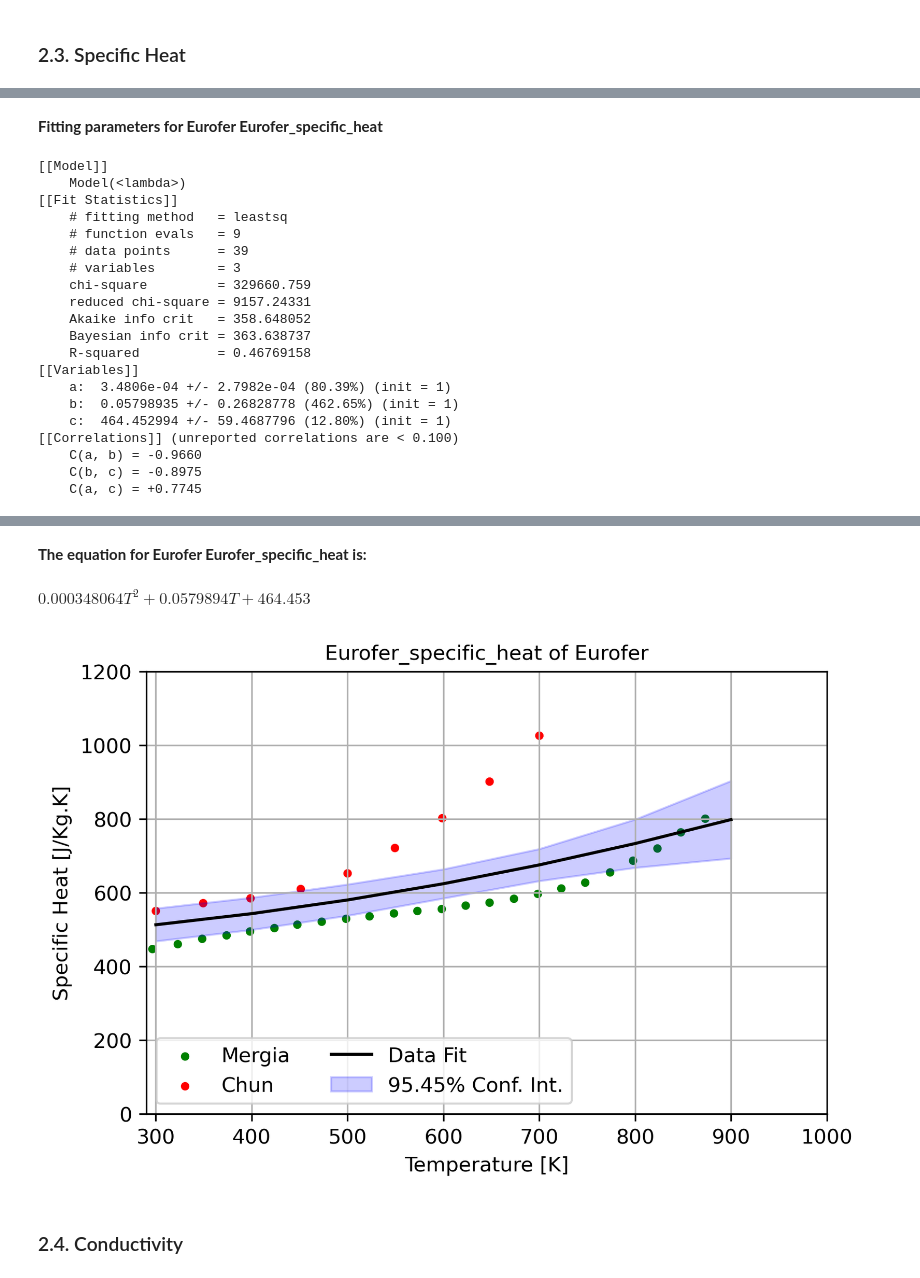
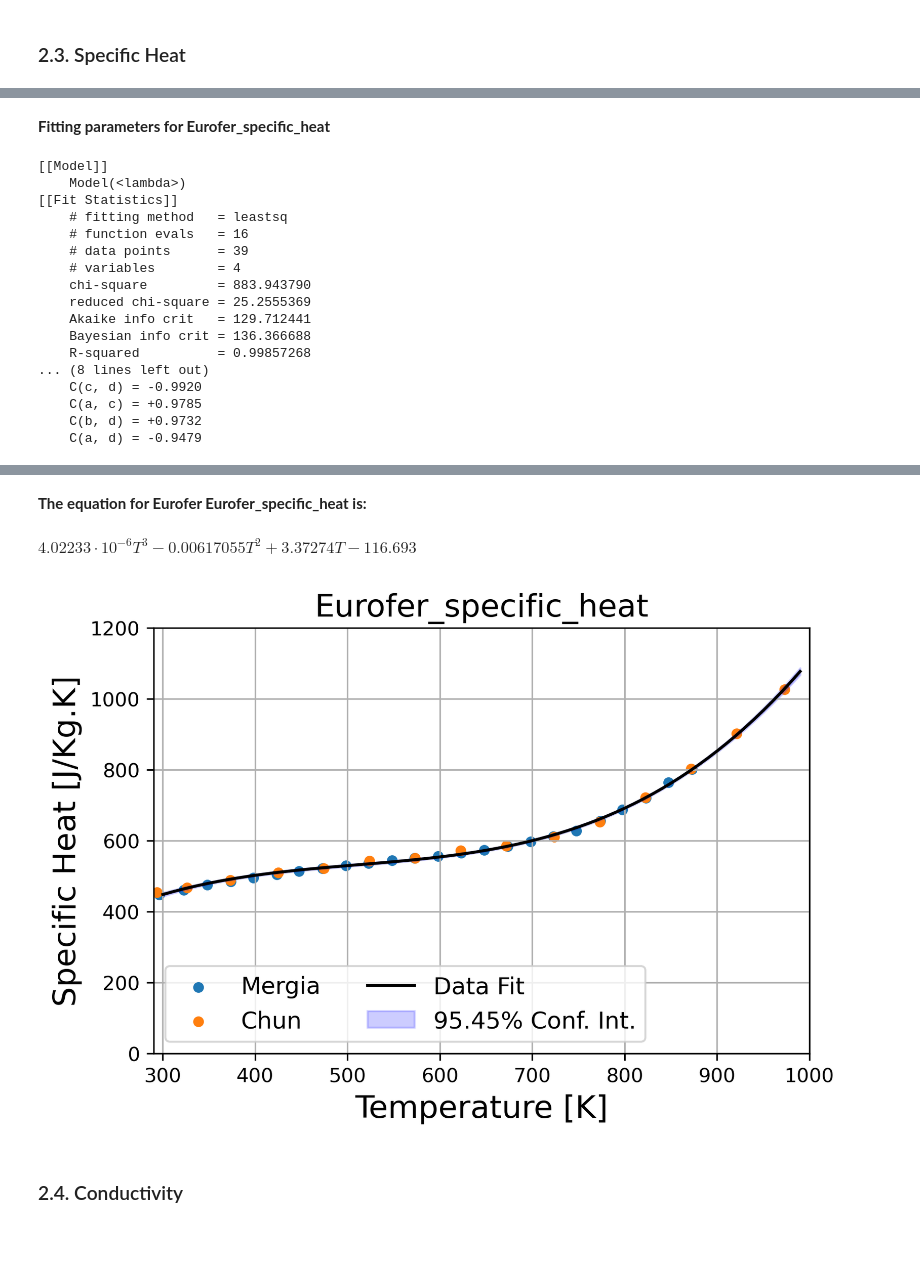
Before and after one commit to Ghoniem-Org/DatabaseCodes, a Jupyter notebook: Jupyter/Eurofer/Eurofer_database_1_0.ipynb, the cells around one changed output, grey strips where cells are left out. Cells and saved outputs as stored; diff of their text form; code cells hidden in the pictures; blank space fills up the shorter version.

```diff
--- a/Jupyter/Eurofer/Eurofer_database_1_0.ipynb
+++ b/Jupyter/Eurofer/Eurofer_database_1_0.ipynb
@@ -432,29 +395,23 @@ var_names, variables = load_data(excel_filename, material_property, header_rows_
 # %%
-# Temperature range and initializations
-T = np.arange(300, 1000, 100)
-n = len(T)
+material_property = "Eurofer_specific_heat"
+var_names, variables = load_data(excel_filename, material_property, header_rows_list=[1, 3], num_data_rows=24)
+x_label = 'Temperature [K]'
+y_label = r'Specific Heat [J/Kg.K]'
+x_lim = [290, 1000]
+y_lim = [0, 1200]
+data_labels = ['Mergia','Chun']
 
+
+# Concatenate and sort data for fitting
 vars_x = variables[::2]
 vars_y = variables[1::2]
-
-T_data, cp = concatenate_and_sort(vars_x, vars_y)
-
+T_data, Y_data = concatenate_and_sort(vars_x, vars_y)
 x_data_list = [x for x in vars_x]
 y_data_list = vars_y
-data_colors = ['green', 'red', 'magenta', 'blue', 'cyan', 'black']
-data_marker_sizes = [msize] * len(x_data_list)
-data_labels = ['Mergia','Chun']
 
-fit_result = get_model_fit_and_print_it(T_data, cp, fit_func='poly', fit_fun_args_and_initials={'a':1, 'b':1, 'c':1}, material_name=material_name, property_name=material_property, eq_digits=6, print_bool=True)
+# Fit the data
+fit_result = get_model_fit(T_data, Y_data, material_name, material_property, fit_func='poly', fit_initials={'a': 1, 'b': 1, 'c': 1, 'd':1})
 
-custom_multi_plot(x_data_list, y_data_list,
-                  x_label='Temperature [K]', y_label=r'Specific Heat [J/Kg.K]', title=material_property + " of " + material_name,
-                  scale='linear', font_size=fsize, xlim=[290, 1000], ylim=[0, 1200],
-                  grid=True, legend=True, data_labels=data_labels, fit_labels=None,
-                  data_colors=data_colors, fit_colors=None, data_marker_sizes=data_marker_sizes,
-                  fit_line_widths=[2], x_label_font_size=fsize, y_label_font_size=fsize, title_font_size=fsize,\
-                  legend_font_size=fsize, legend_loc='lower left', legend_num_cols=2)
-
-plot_fit_and_conf(T, fit_result, sigma=2, legend=True, legend_font_size=fsize, legend_loc='lower left', legend_num_cols=2,\
-                  fit_line_color='red', pred_int_fill_color='grey', conf_int_fill_color='blue')
+# Plot the data
+plot_data(x_data_list, y_data_list,T, fit_result, x_label, y_label, x_lim, y_lim, data_labels, material_property)
 # %% [output]
@@ -461,29 +435,26 @@ plot_fit_and_conf(T, fit_result, sigma=2, legend=True, legend_font_size=fsize, l
 [interactive output not drawn]
-**Fitting parameters for Eurofer Eurofer_specific_heat**
+**Fitting parameters for  Eurofer_specific_heat**
 [[Model]]
     Model(<lambda>)
 [[Fit Statistics]]
     # fitting method   = leastsq
-    # function evals   = 9
+    # function evals   = 16
     # data points      = 39
-    # variables        = 3
-    chi-square         = 329660.759
-    reduced chi-square = 9157.24331
-    Akaike info crit   = 358.648052
-    Bayesian info crit = 363.638737
-    R-squared          = 0.46769158
-[[Variables]]
-    a:  3.4806e-04 +/- 2.7982e-04 (80.39%) (init = 1)
-    b:  0.05798935 +/- 0.26828778 (462.65%) (init = 1)
-    c:  464.452994 +/- 59.4687796 (12.80%) (init = 1)
-[[Correlations]] (unreported correlations are < 0.100)
-    C(a, b) = -0.9660
-    C(b, c) = -0.8975
-    C(a, c) = +0.7745
+    # variables        = 4
+    chi-square         = 883.943790
+    reduced chi-square = 25.2555369
+    Akaike info crit   = 129.712441
+    Bayesian info crit = 136.366688
+    R-squared          = 0.99857268
+... (8 lines left out)
+    C(c, d) = -0.9920
+    C(a, c) = +0.9785
+    C(b, d) = +0.9732
+    C(a, d) = -0.9479
 [interactive output not drawn]
 **The equation for Eurofer Eurofer_specific_heat is:**
-$\displaystyle 0.000348064 T^{2} + 0.0579894 T + 464.453$
+$\displaystyle 4.02233 \cdot 10^{-6} T^{3} - 0.00617055 T^{2} + 3.37274 T - 116.693$
-[figure, old version]
+[figure, new version]
 # %% [markdown]
 <a id=cp></a>
 <h3>2.4. Conductivity</h3>
```
Also changed, not shown: parts of 29 cells of this notebook, 3 other files.
